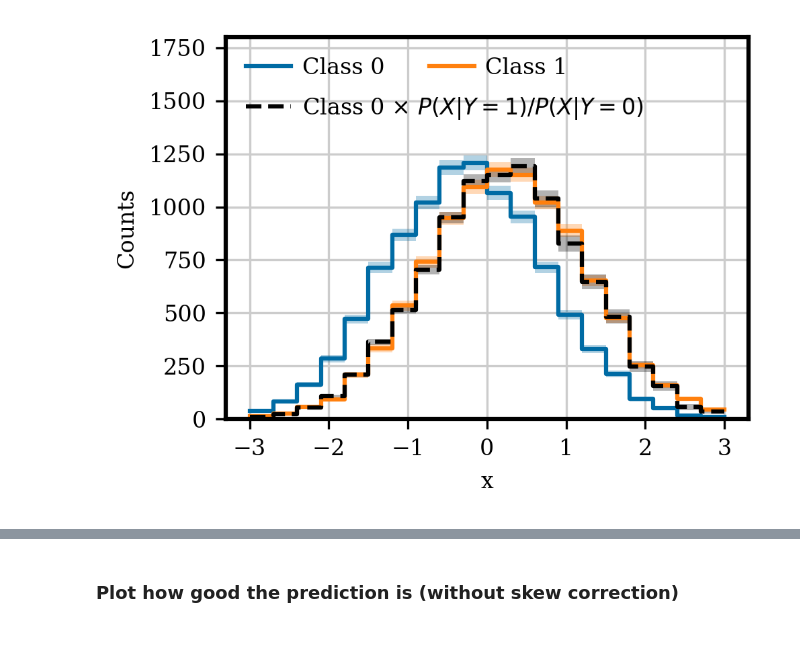
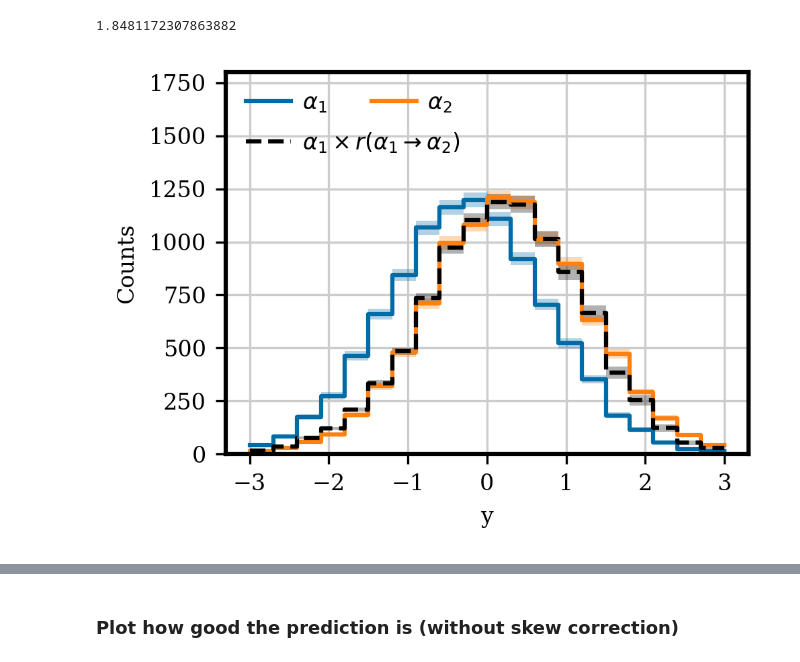
Before and after one commit to LeanderFischer/ultrasurfaces, a Jupyter notebook: Simple KNN Plots.ipynb, the cells around one changed output, grey strips where cells are left out. Drawn from its saved outputs; the diff is of its cells as text; code cells hidden in the pictures.

Commit message:
Adapt simple toy mc plots to new nomenclature.

```diff
--- a/Simple KNN Plots.ipynb
+++ b/Simple KNN Plots.ipynb
@@ -51,33 +66,76 @@ y_pred = knn.predict_proba(x[:, np.newaxis], correct_bias=True)
 # Calculate reweighting factors as the ratio of the class probabilities
 w0_no_bias =  y_pred[y == 0, 1] / y_pred[y == 0, 0]
 # %%
-x = np.concatenate([np.random.normal(-0.25, 1, 10000), np.random.normal(0.25, 1, 10000)])
-# class labels for the samples
-y = np.concatenate([np.zeros(10000), np.ones(10000)])
-# Make Histogram for each class and fill with samples
+# x = np.concatenate([np.random.normal(-0.25, 1, 10000), np.random.normal(0.25, 1, 10000)])
+# # class labels for the samples
+# y = np.concatenate([np.zeros(10000), np.ones(10000)])
+# # Make Histogram for each class and fill with samples
+
 hist0 = Histogram(bin_edges=np.linspace(-3, 3, 21))
 hist0.fill(x[y == 0])
 hist1 = Histogram(bin_edges=np.linspace(-3, 3, 21))
 hist1.fill(x[y == 1])
 # weight from class 0 to class 1 using analytically correct weights
 reweighted_hist_analytical = Histogram(bin_edges=np.linspace(-3, 3, 21))
 true_weights = np.exp(-0.5 * (x[y == 0] - 0.25) ** 2) / np.exp(-0.5 * (x[y == 0] + 0.25) ** 2)
 reweighted_hist_analytical.fill(x[y == 0], weights=true_weights)
+
+# Make new Histogram for class 0 and fill with samples and weights
+hist0_reweighted = Histogram(bin_edges=np.linspace(-3, 3, 21))
+hist0_reweighted.fill(x0, weights=w0)
+
 # plot both distributions
 fig, ax = plt.subplots()
-plot_histogram(hist0, label="Class 0", ax=ax)
-plot_histogram(hist1, label="Class 1", ax=ax)
+plot_histogram(
+    hist0,
+    # label="Class 0",
+    label=r"$\alpha_1$",
+    ax=ax
+    )
+plot_histogram(
+    hist1,
+    # label="Class 1",
+    label=r"$\alpha_2$",
+    ax=ax
+    )
 first_legend = plt.legend(ncol=2, bbox_to_anchor=(0.0, 1), loc="upper left")
 plt.gca().add_artist(first_legend)
+
+# # plot analytically correct reweighting
+# (p,) = plot_histogram(
+#     reweighted_hist_analytical,
+#     # label=r"Class 0 $\times$ $P(X|Y=1)/P(X|Y=0)$",
+#     label=r"$\alpha_1 \times P({\alpha}_2|y)/P({\alpha}_1|y)$",
+#     ax=ax,
+#     color="k",
+#     ls='--'
+# )
+
+# plot re-weighting from KNN
 (p,) = plot_histogram(
-    reweighted_hist_analytical, label=r"Class 0 $\times$ $P(X|Y=1)/P(X|Y=0)$", ax=ax, color="k", ls='--'
+    hist0_reweighted,
+    # label=r"Class 0 $\times$ $P(X|Y=1)/P(X|Y=0)$",
+    # label=r"$\alpha_1 \times P({\alpha}_2|y)/P({\alpha}_1|y)$",
+    label=r"$\alpha_1 \times r(\alpha_1 \rightarrow \alpha_2)$",
+    ax=ax,
+    color="k",
+    ls='--'
 )
+
+# calculate pull between the reweighted and the newly drawn distribution
+# from class 1
+pull = (hist0_reweighted.hist - hist1.hist) / np.sqrt(hist1.hist_unc**2 + hist0_reweighted.hist_unc**2)
+# pull = (hist0_reweighted.hist - hist0.hist) / np.sqrt(hist0.hist_unc**2 + hist0_reweighted.hist_unc**2)
+print(sum(pull**2)/len(pull))
+
 plt.legend(handles=[p], bbox_to_anchor=(0.0, 0.9), loc="upper left")
-plt.xlabel("x")
+plt.xlabel("y")
 plt.ylabel("Counts")
 plt.ylim(0, 1800)
 plt.tight_layout()
-plt.savefig("plot_output/knn_reweighting_analytical.pdf")
+# plt.savefig("plot_output/knn_reweighting_analytical.pdf")
+plt.savefig("plot_output/knn_reweighting.pdf")
 plt.show()
 # %% [output]
+1.8481172307863882
-[figure, old version]
+[figure, new version]
```
Also changed, not shown: parts of 3 cells of this notebook, 3 other files.
